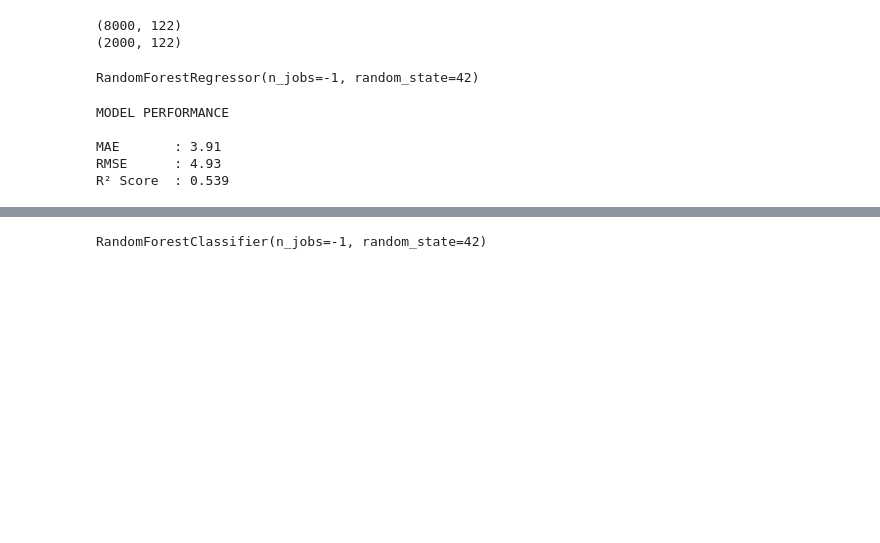
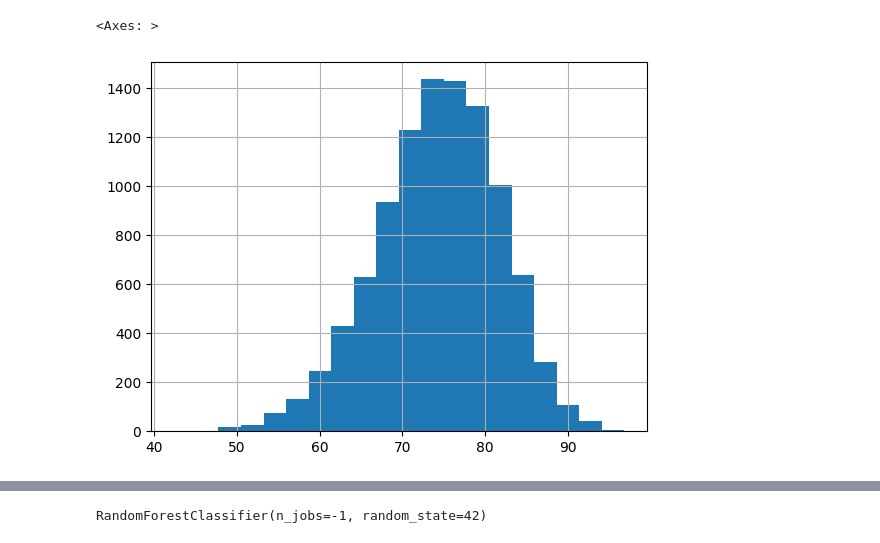
Before and after one commit to aarushiiii28/Smart-Resident-Matching-System, a Jupyter notebook: notebooks/05_ml_model_training.ipynb, the cells around one changed output, grey strips where cells are left out. Cells and saved outputs as stored; diff of their text form; code cells hidden in the pictures; blank space fills up the shorter version.

Commit message:
Add advanced feature engineering and XGBoost model experiments

```diff
--- a/notebooks/05_ml_model_training.ipynb
+++ b/notebooks/05_ml_model_training.ipynb
@@ -14,7 +14,7 @@ from sklearn.metrics import (mean_absolute_error, mean_squared_error, r2_score)
 # %%
 # Load dataset
 DATA_PATH = Path(
-    "../data/pairwise/pairwise_compatibility.csv"
+    "../data/processed/pairwise_engineered.csv"
 )
 
 df = pd.read_csv(DATA_PATH)
@@ -52,12 +45,11 @@ See https://pandas.pydata.org/docs/user_guide/migration-3-strings.html#string-mi
 # %%
-encoders = {}
-
-for column in categorical_columns:
-
-    encoder = LabelEncoder()
-
-    df[column] = encoder.fit_transform(
-        df[column]
-    )
-
-    encoders[column] = encoder
+# One-Hot Encoding
+# The categorical variables in the roommate compatibility dataset were nominal and
+# had no inherent ordering. One-Hot Encoding preserves category independence
+# and prevents the model from learning artificial ordinal relationships that can
+# arise with Label Encoding.
+df = pd.get_dummies(
+    df,
+    columns=categorical_columns,
+    drop_first=False
+)
@@ -78,37 +55,0 @@ print(y.shape)
-# %%
-# Train/Test Split
-X_train, X_test, y_train, y_test = (
-    train_test_split(
-
-        X,
-        y,
-
-        test_size=0.2,
-
-        random_state=42
-    )
-)
-
-print(X_train.shape)
-
-print(X_test.shape)
-# %% [output]
-(8000, 122)
-(2000, 122)
-# %%
-# Training Random Forest
-model = RandomForestRegressor(
-
-    n_estimators=100,
-
-    random_state=42,
-
-    n_jobs=-1
-)
-
-model.fit(
-    X_train,
-    y_train
-)
-# %% [output]
-RandomForestRegressor(n_jobs=-1, random_state=42)
@@ -138,14 +56,6 @@ r2 = r2_score(
-# %%
-print("MODEL PERFORMANCE\n")
-
-print(f"MAE       : {mae:.2f}")
-
-print(f"RMSE      : {rmse:.2f}")
-
-print(f"R² Score  : {r2:.3f}")
-# %% [output]
-MODEL PERFORMANCE
-
-MAE       : 3.91
-RMSE      : 4.93
-R² Score  : 0.539
+# %%
+df["compatibility_score"].describe()
+df["compatibility_score"].hist(bins=20)
+# %% [output]
+<Axes: >
+[figure, added]
```
Also changed, not shown: parts of 17 cells of this notebook, 6 other files.
